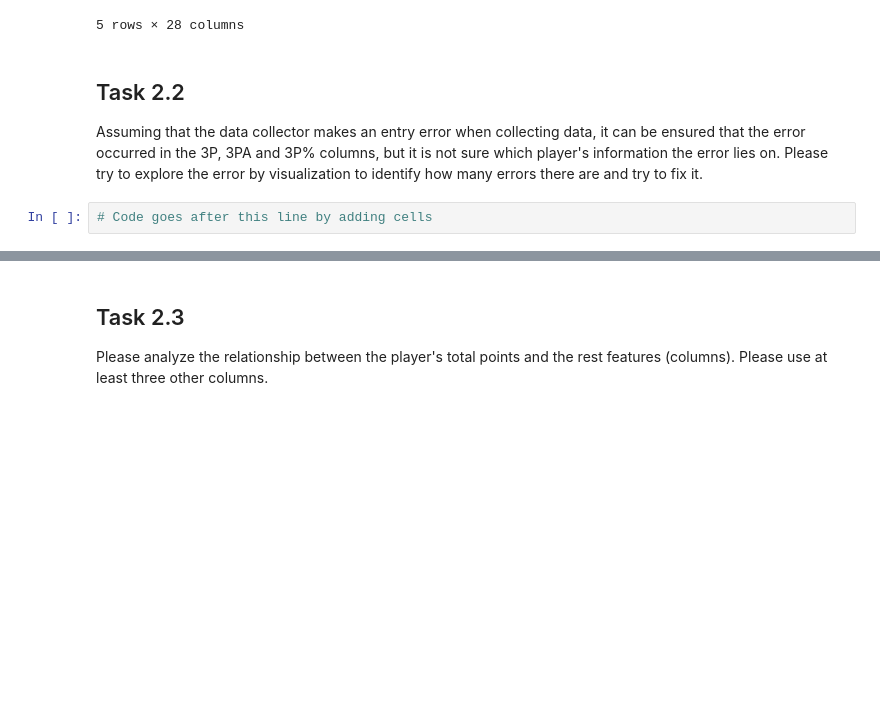
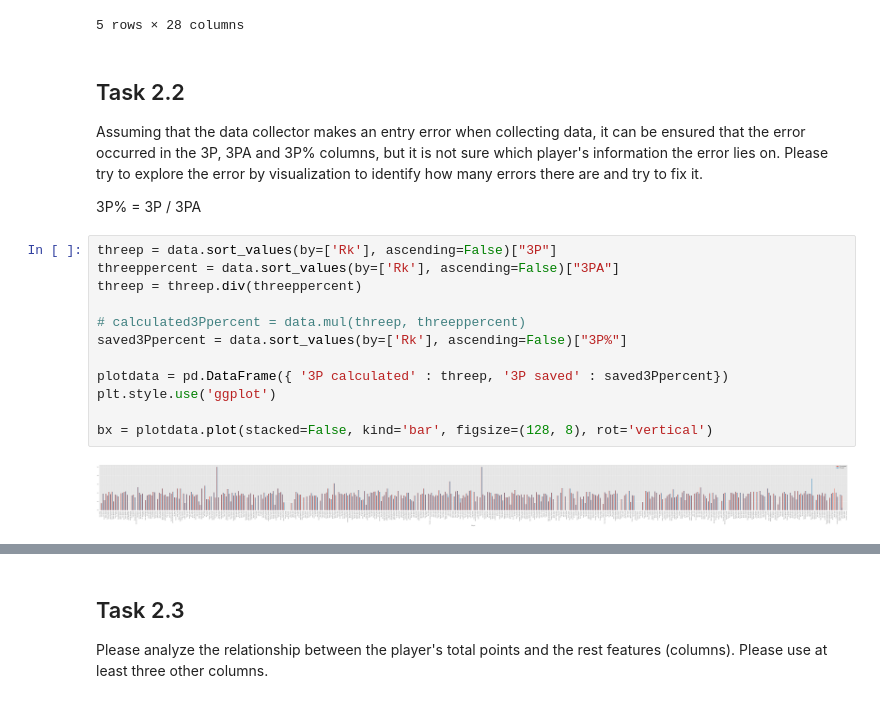
Before and after one commit to s3717566/prac-data-science-a1, a Jupyter notebook: assignment1_TEMPLATE.ipynb, the cells around one changed output, grey strips where cells are left out. Drawn from its saved outputs; the diff is of its cells as text; blank space fills up the shorter version.

```diff
--- a/assignment1_TEMPLATE.ipynb
+++ b/assignment1_TEMPLATE.ipynb
@@ -181,5 +177,19 @@ data.sort_values(by=['PTS'], ascending=False).head(5)
 # %% [markdown]
 ## Task 2.2
 Assuming that the data collector makes an entry error when collecting data, it can be ensured that the error occurred in the 3P, 3PA and 3P% columns, but it is not sure which player's information the error lies on. Please try to explore the error by visualization to identify how many errors there are and try to fix it.
+
+3P% = 3P / 3PA
-# %%
-# Code goes after this line by adding cells
+# %%
+threep = data.sort_values(by=['Rk'], ascending=False)["3P"]
+threeppercent = data.sort_values(by=['Rk'], ascending=False)["3PA"]
+threep = threep.div(threeppercent)
+
+# calculated3Ppercent = data.mul(threep, threeppercent)
+saved3Ppercent = data.sort_values(by=['Rk'], ascending=False)["3P%"]
+
+plotdata = pd.DataFrame({ '3P calculated' : threep, '3P saved' : saved3Ppercent})
+plt.style.use('ggplot')
+
+bx = plotdata.plot(stacked=False, kind='bar', figsize=(128, 8), rot='vertical')
+# %% [output]
+[figure, added]
```
Also changed, not shown: parts of 5 cells of this notebook.
